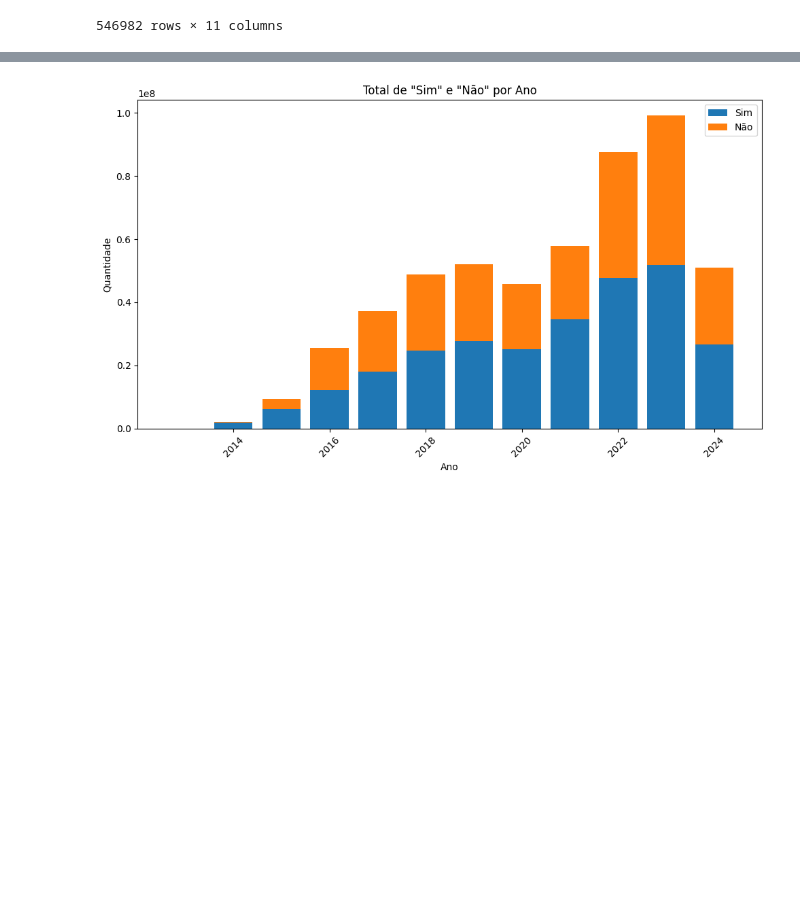
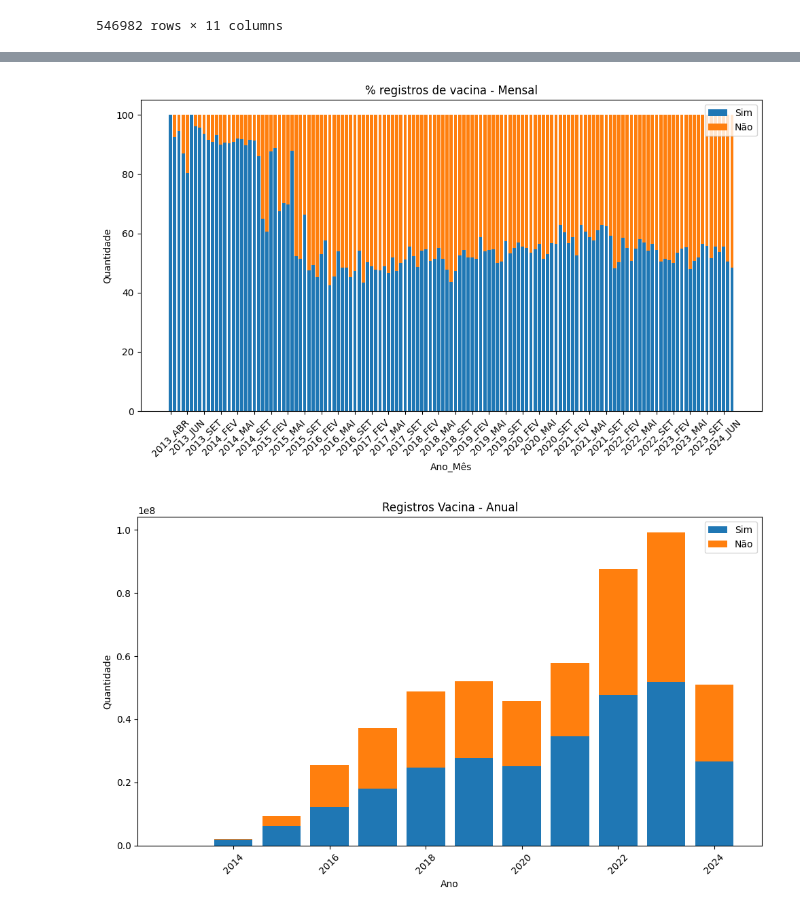
Before and after one commit to ecosustain/Info-APS, a Jupyter notebook: analises/vacinas/analise_vacinas.ipynb, the cells around one changed output, grey strips where cells are left out. Cells and saved outputs as stored; diff of their text form; code cells hidden in the pictures; blank space fills up the shorter version.

```diff
--- a/analises/vacinas/analise_vacinas.ipynb
+++ b/analises/vacinas/analise_vacinas.ipynb
@@ -69,3 +80,23 @@ plt.show()
+# %%
+# Configurando o gráfico de barras empilhadas
+fig, ax = plt.subplots(figsize=(10, 6))
+
+# Plotando os valores de 'Sim' e 'Não' empilhados
+ax.bar(result['ano_mes'], result['Sim_%'], label='Sim')
+ax.bar(result['ano_mes'], result['Não_%'], bottom=result['Sim_%'], label='Não')
+
+# Customizações do gráfico
+ax.set_xlabel('Ano_Mês')
+ax.set_ylabel('Quantidade')
+ax.set_title('% registros de vacina - Mensal')
+ax.set_xticks(result['ano_mes'][::4])
+ax.legend()
+
+plt.xticks(rotation=45)
+plt.tight_layout()
+plt.show()
+# %% [output]
+[figure, added]
 # %%
 # Configurando o gráfico de barras empilhadas
 fig, ax = plt.subplots(figsize=(10, 6))
@@ -77,11 +108,11 @@ ax.bar(result_ano['Ano'], result_ano['Não'], bottom=result_ano['Sim'], label='N
 # Customizações do gráfico
 ax.set_xlabel('Ano')
 ax.set_ylabel('Quantidade')
-ax.set_title('Acompanhamento de vascinação')
+ax.set_title('Registros Vacina - Anual')
 ax.legend()
 
 plt.xticks(rotation=45)
 plt.tight_layout()
 plt.show()
 # %% [output]
-[figure, old version]
+[figure, new version]
```
Also changed, not shown: parts of 7 cells of this notebook.
